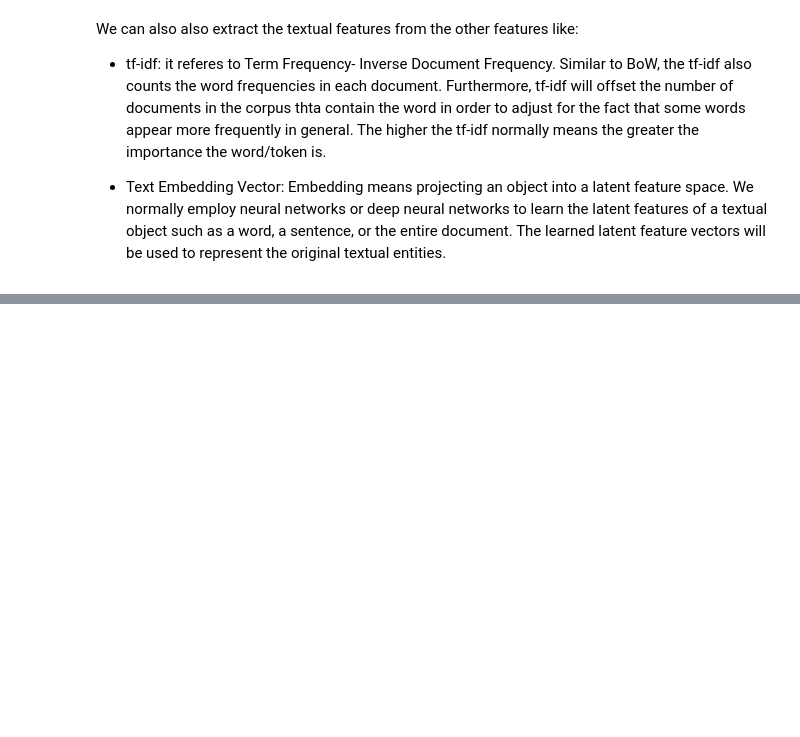
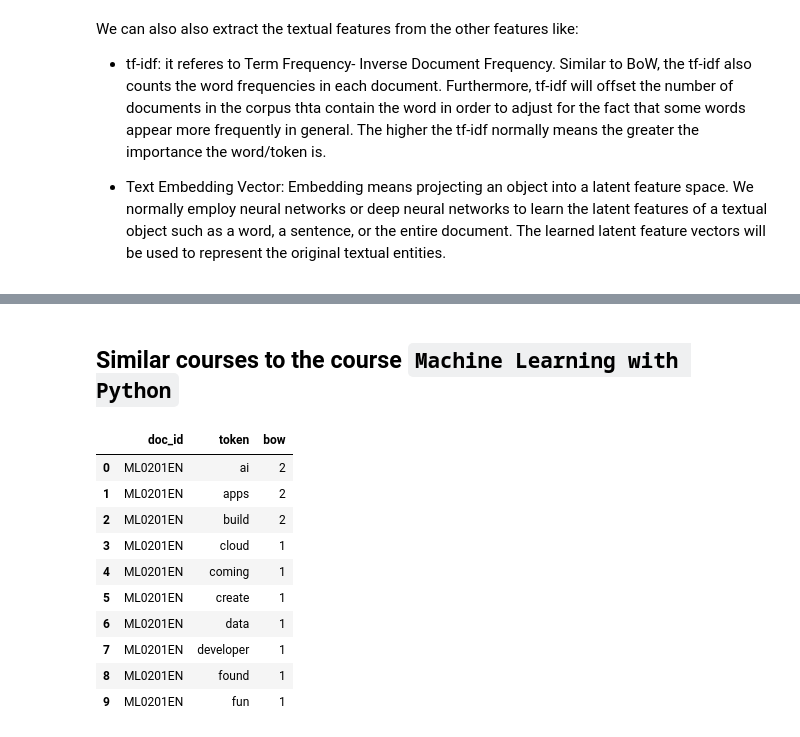
Before and after one commit to Bhandari007/recommendation_system, a Jupyter notebook: recommender_system.ipynb, the cells around one changed output, grey strips where cells are left out. Drawn from its saved outputs; the diff is of its cells as text; code cells hidden in the pictures; blank space fills up the shorter version.

```diff
--- a/recommender_system.ipynb
+++ b/recommender_system.ipynb
@@ -516,0 +528,16 @@ We can also also extract the textual features from the other features like:
+# %% [markdown]
+## Similar courses to the course `Machine Learning with Python`
+# %%
+bows_df.head(10)
+# %% [output]
+|  | doc_id | token | bow |
+| 0 | ML0201EN | ai | 2 |
+| 1 | ML0201EN | apps | 2 |
+| 2 | ML0201EN | build | 2 |
+| 3 | ML0201EN | cloud | 1 |
+| 4 | ML0201EN | coming | 1 |
+| 5 | ML0201EN | create | 1 |
+| 6 | ML0201EN | data | 1 |
+| 7 | ML0201EN | developer | 1 |
+| 8 | ML0201EN | found | 1 |
+| 9 | ML0201EN | fun | 1 |
```
Also changed, not shown: parts of 14 cells of this notebook.
